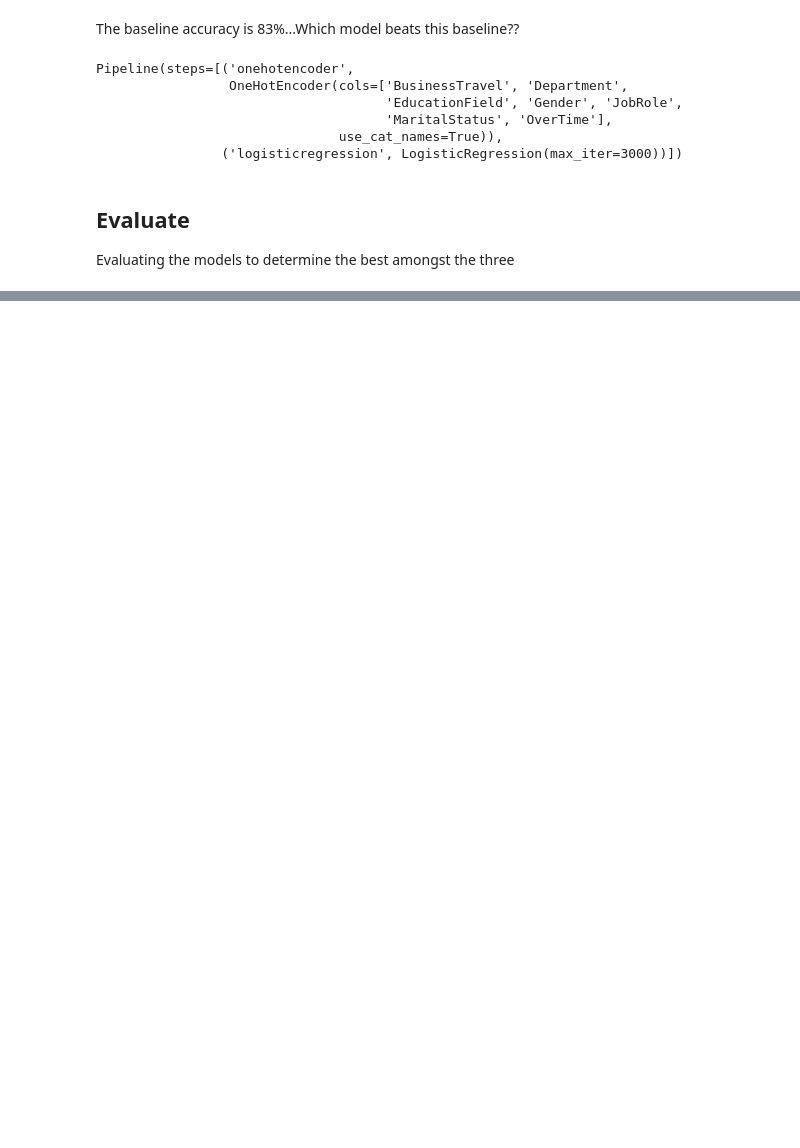
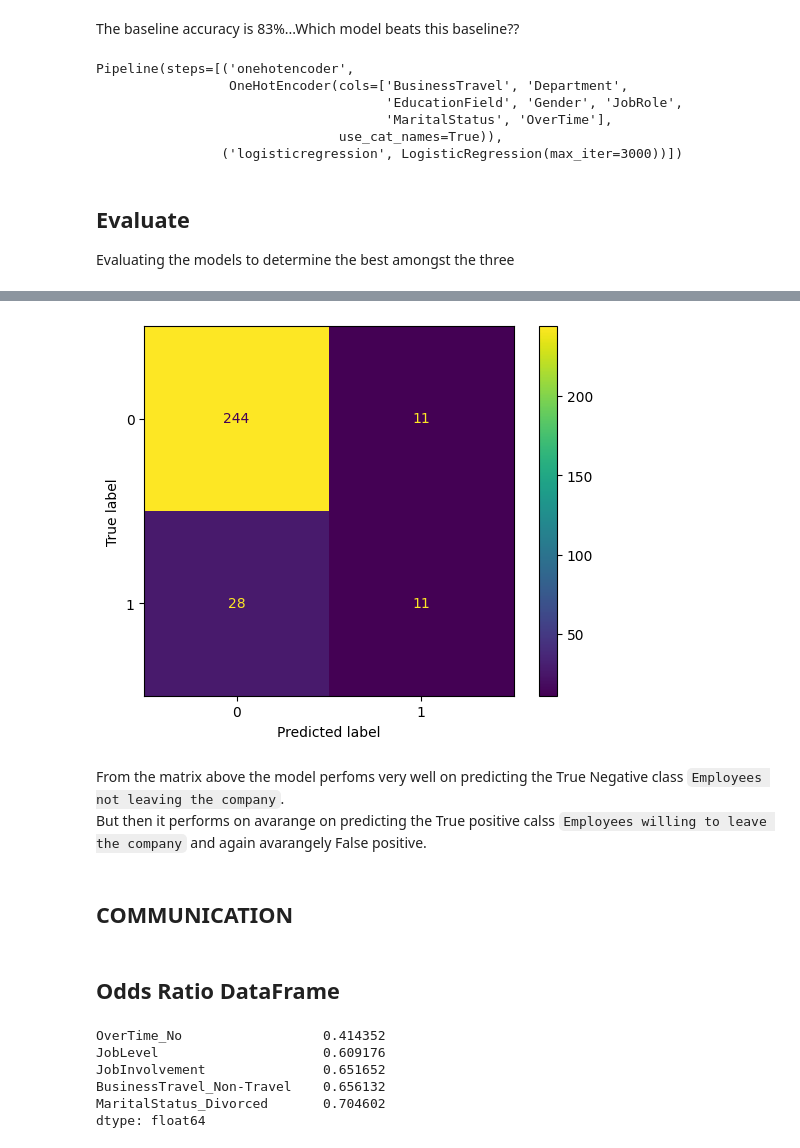
Before and after one commit to GorrettyOkumbe/Datascience-One-Campus, a Jupyter notebook: WORK _SPACE/Employee_Attrition_2023.ipynb, the cells around one changed output, grey strips where cells are left out. Drawn from its saved outputs; the diff is of its cells as text; code cells hidden in the pictures; blank space fills up the shorter version.

Commit message:
confusion matrix and results communication

```diff
--- a/WORK _SPACE/Employee_Attrition_2023.ipynb
+++ b/WORK _SPACE/Employee_Attrition_2023.ipynb
@@ -356,0 +368,31 @@ Validation Accuracy: 0.7627
+# %%
+# plotting a confusion matrix on
+ConfusionMatrixDisplay.from_estimator(reg_model, X_test, y_test);
+# %% [output]
+[figure, added]
+# %% [markdown]
+From the matrix above the model perfoms very well on predicting the True Negative class `Employees not leaving the company`.<br>
+But then it performs on avarange on predicting the True positive calss `Employees willing to leave the company` and again avarangely False positive.<br>
+# %% [markdown]
+COMMUNICATION
+---
+# %% [markdown]
+Odds Ratio DataFrame
+---
+# %%
+# Extracting feature names
+features = reg_model.named_steps['onehotencoder'].get_feature_names()
+
+# extracting as per importance of a feature
+importances = reg_model.named_steps['logisticregression'].coef_[0]
+
+# creating a pandas sSeries from the Importances and the features
+odds_ratio = pd.Series(np.exp(importances), index=features).sort_values()
+odds_ratio.head()
+# %% [output]
+OverTime_No                  0.414352
+JobLevel                     0.609176
+JobInvolvement               0.651652
+BusinessTravel_Non-Travel    0.656132
+MaritalStatus_Divorced       0.704602
+dtype: float64
```
Also changed, not shown: parts of 13 cells of this notebook.
